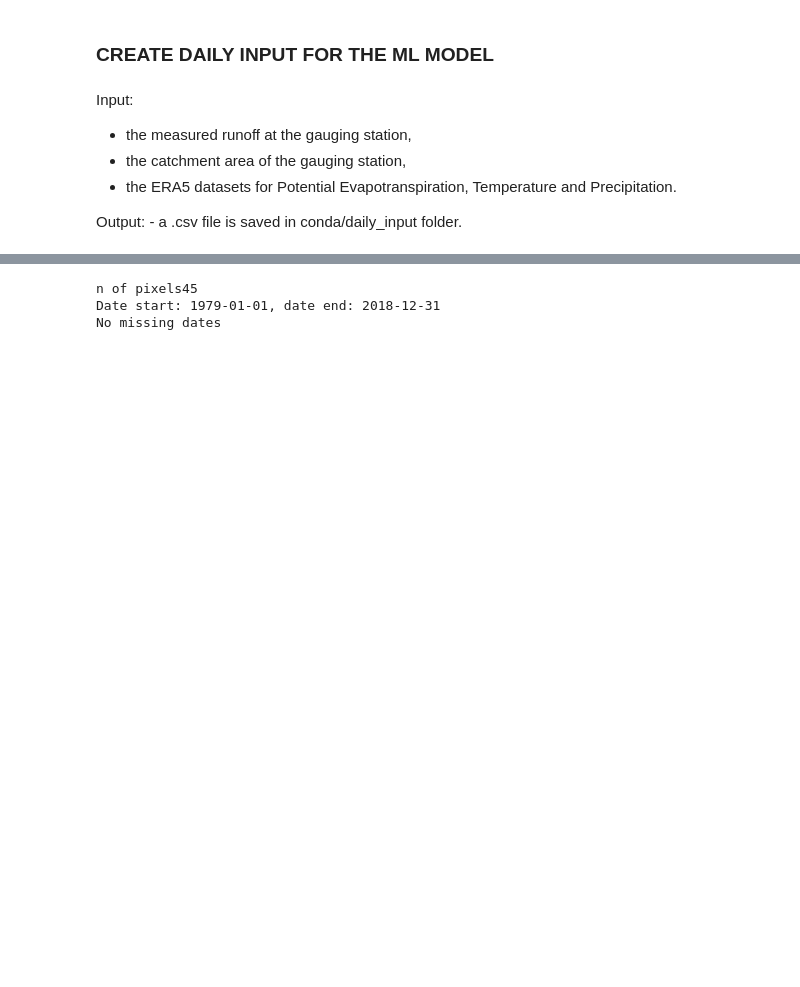
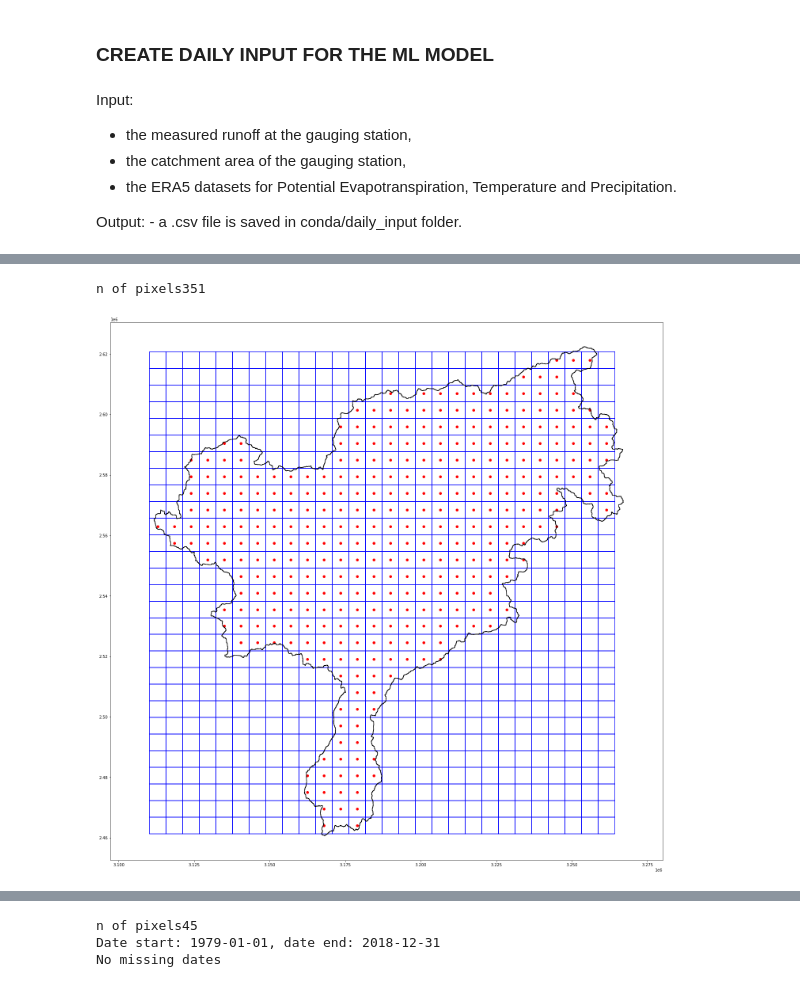
Before and after one commit to mmazzolini/Runoff_prediction, a Jupyter notebook: create_daily.ipynb, the cells around one changed output, grey strips where cells are left out. Drawn from its saved outputs; the diff is of its cells as text; code cells hidden in the pictures; blank space fills up the shorter version.

```diff
--- a/create_daily.ipynb
+++ b/create_daily.ipynb
@@ -56,0 +72,9 @@ No missing dates
+# %%
+# ERA5 temperature
+
+era5_fileName=  r'C:\Users\mmazzolini\OneDrive - Scientific Network South Tyrol\era5\2m_temperature-19790101_20181231-eusalp-qm_era5.nc'
+
+t2m = readnetcdf_in_shp_db(era5_fileName,STAT_CODE,plot=True,res=5500)['t2m']
+# %% [output]
+n of pixels351
+[figure, added]
```
Also changed, not shown: parts of 28 cells of this notebook, 18 other files.
